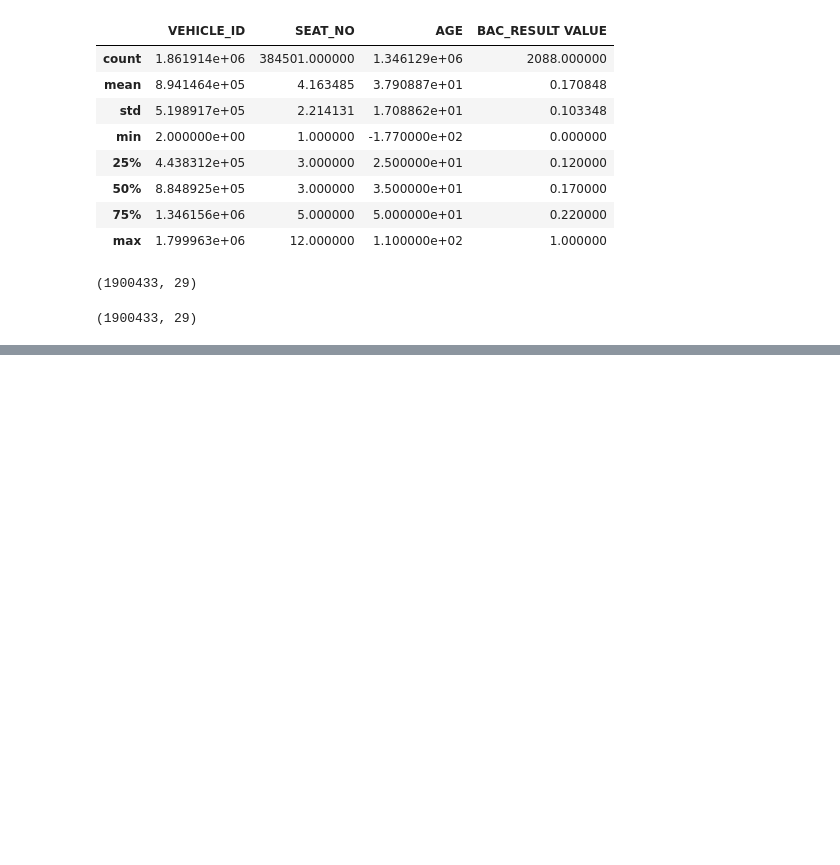
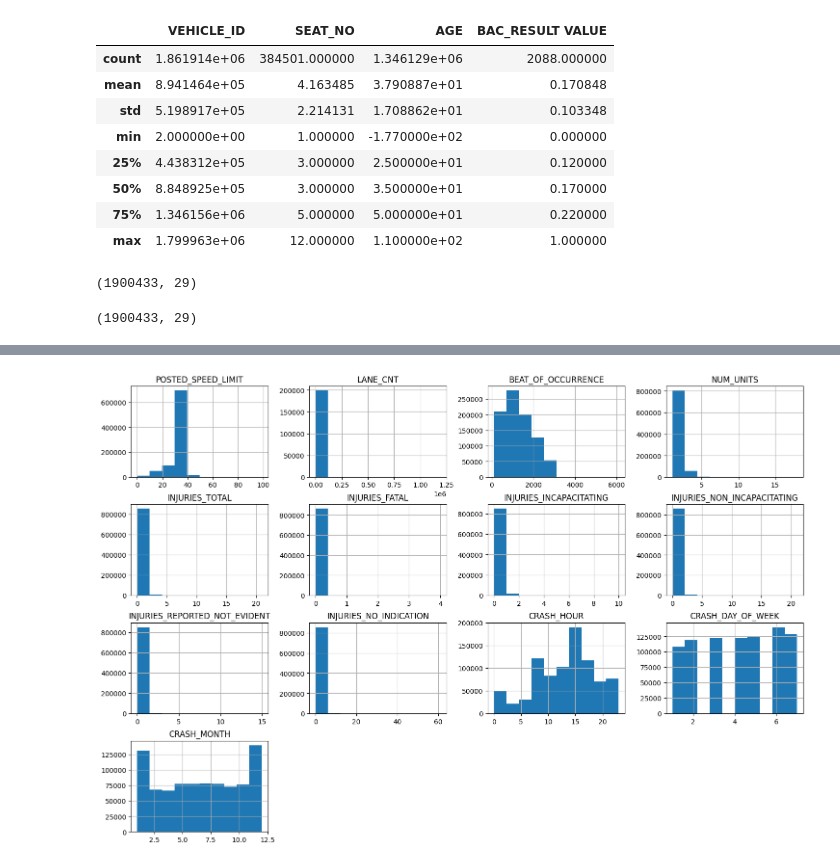
Before and after one commit to joakimTI/GROUP-5-PROJECT, a Jupyter notebook: chicago-crushes-prediction.ipynb, the cells around one changed output, grey strips where cells are left out. Saved outputs shown, nothing was run; the diff lists cells and outputs as text; code cells hidden in the pictures; blank space fills up the shorter version.

```diff
--- a/chicago-crushes-prediction.ipynb
+++ b/chicago-crushes-prediction.ipynb
@@ -209,0 +317,5 @@ df2.shape
+# %%
+# Numeric variables
+crashes_[crashes_eda].hist(figsize=(18, 12));
+# %% [output]
+[figure, added]
```
Also changed, not shown: parts of 30 cells of this notebook.
